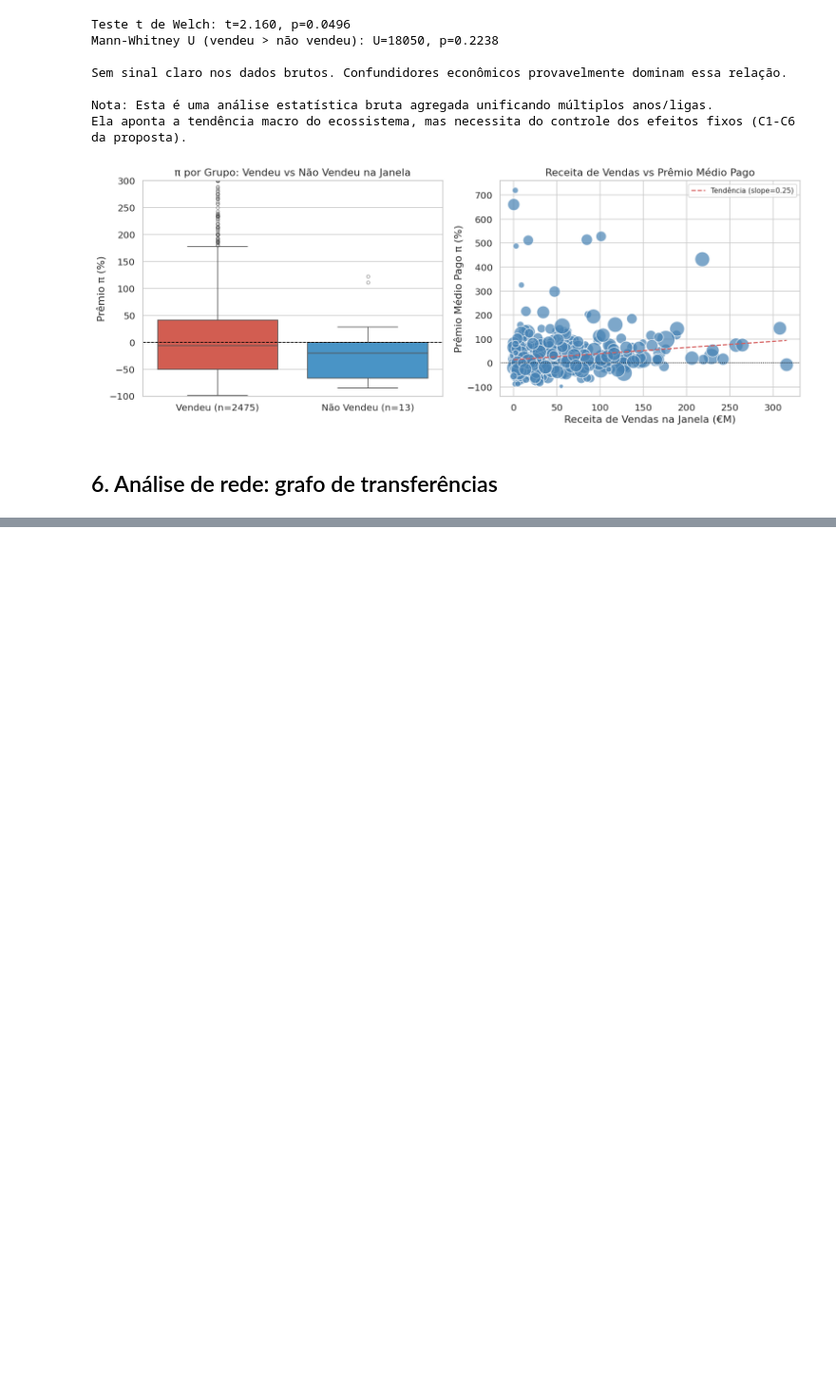
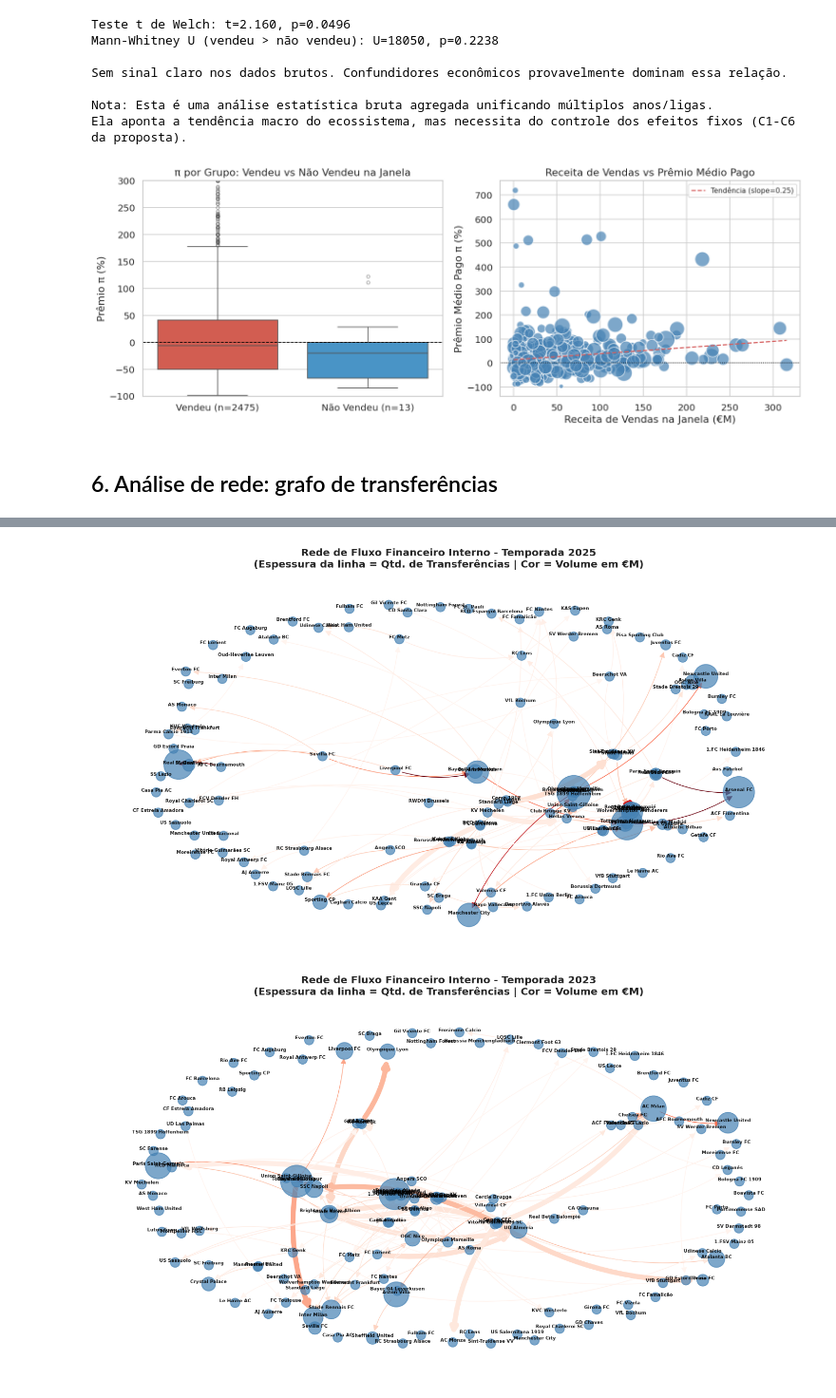
Before and after one commit to leticia-ribeirom/TP-CDAF, a Jupyter notebook: notebooks/exploratory_analysis.ipynb, the cells around one changed output, grey strips where cells are left out. Shown at 95% size. Saved outputs shown, nothing was run; the diff lists cells and outputs as text; code cells hidden in the pictures; blank space fills up the shorter version.

```diff
--- a/notebooks/exploratory_analysis.ipynb
+++ b/notebooks/exploratory_analysis.ipynb
@@ -618,0 +760,62 @@ plt.show()
+# %%
+internal_clubs_list = list(df_clubs['club_name'].unique())
+for season in df_transfers['season_id'].unique():
+    df_season = df_transfers[
+        (df_transfers['fee_type'] == 'paid') &
+        (df_transfers['season_id'] == season)
+    ].copy()
+    G_temp = nx.DiGraph()
+    for _, row in df_season.iterrows():
+        buyer, seller, fee = row['buyer'], row['seller'], row['fee']
+        if pd.notna(buyer) and pd.notna(seller) and buyer != seller:
+            if G_temp.has_edge(seller, buyer):
+                G_temp[seller][buyer]['weight'] += fee if pd.notna(fee) else 0
+                G_temp[seller][buyer]['n_transfers'] += 1  # Incrementa contagem de transações
+            else:
+                G_temp.add_edge(seller, buyer, weight=fee if pd.notna(fee) else 0, n_transfers=1)
+
+    nodes_presente = [c for c in internal_clubs_list if c in G_temp]
+    H = G_temp.subgraph(nodes_presente).copy()
+
+    fig, ax = plt.subplots(figsize=(12, 7))
+    if H.number_of_edges() > 0:
+        pos = nx.spring_layout(H, seed=42, k=2.5)
+        in_strengths = dict(H.in_degree(weight='weight'))
+        node_sizes = [max(120, in_strengths.get(n, 0) / 1e5) for n in H.nodes]
+        nx.draw_networkx_nodes(H, pos, node_size=node_sizes, node_color='steelblue', alpha=0.7, ax=ax)
+
+        labels_todos = {n: n for n in H.nodes}
+
+        nx.draw_networkx_labels(H, pos, labels=labels_todos,
+                                font_size=5.5, font_weight='bold',
+                                font_color='black', alpha=0.85,
+                                verticalalignment='bottom', ax=ax)
+
+        edges = H.edges(data=True)
+
+        num_transfers = [d['n_transfers'] for _, _, d in edges]
+        max_transfers = max(num_transfers) if num_transfers else 1
+        edge_widths = [0.8 + (5.2 * (nt - 1) / max(1, max_transfers - 1)) if max_transfers > 1 else 1.5 for nt in num_transfers]
+
+        weights = [d['weight'] / 1e6 for _, _, d in edges]
+
+        nx.draw_networkx_edges(H, pos,
+                               width=edge_widths,
+                               edge_color=weights, edge_cmap=plt.cm.Reds,
+                               arrows=True, arrowsize=14,
+                               connectionstyle='arc3,rad=0.15', ax=ax)
+
+        ax.set_title(f'Rede de Fluxo Financeiro Interno - Temporada {season}\n'
+                     f'(Espessura da linha = Qtd. de Transferências | Cor = Volume em €M)',
+                     fontsize=12, fontweight='bold')
+    else:
+        ax.text(0.5, 0.5, f'Sem movimentações diretas internas registradas na temporada {season}.',
+                ha='center', va='center', transform=ax.transAxes, fontsize=11, color='gray')
+        ax.set_title(f'Rede de Fluxo Interno - Temporada {season}', fontsize=12, fontweight='bold')
+
+    ax.axis('off')
+    plt.tight_layout()
+    plt.show()
+# %% [output]
+[figure, added]
+[figure, added]
```
Also changed, not shown: parts of 6 cells of this notebook.
